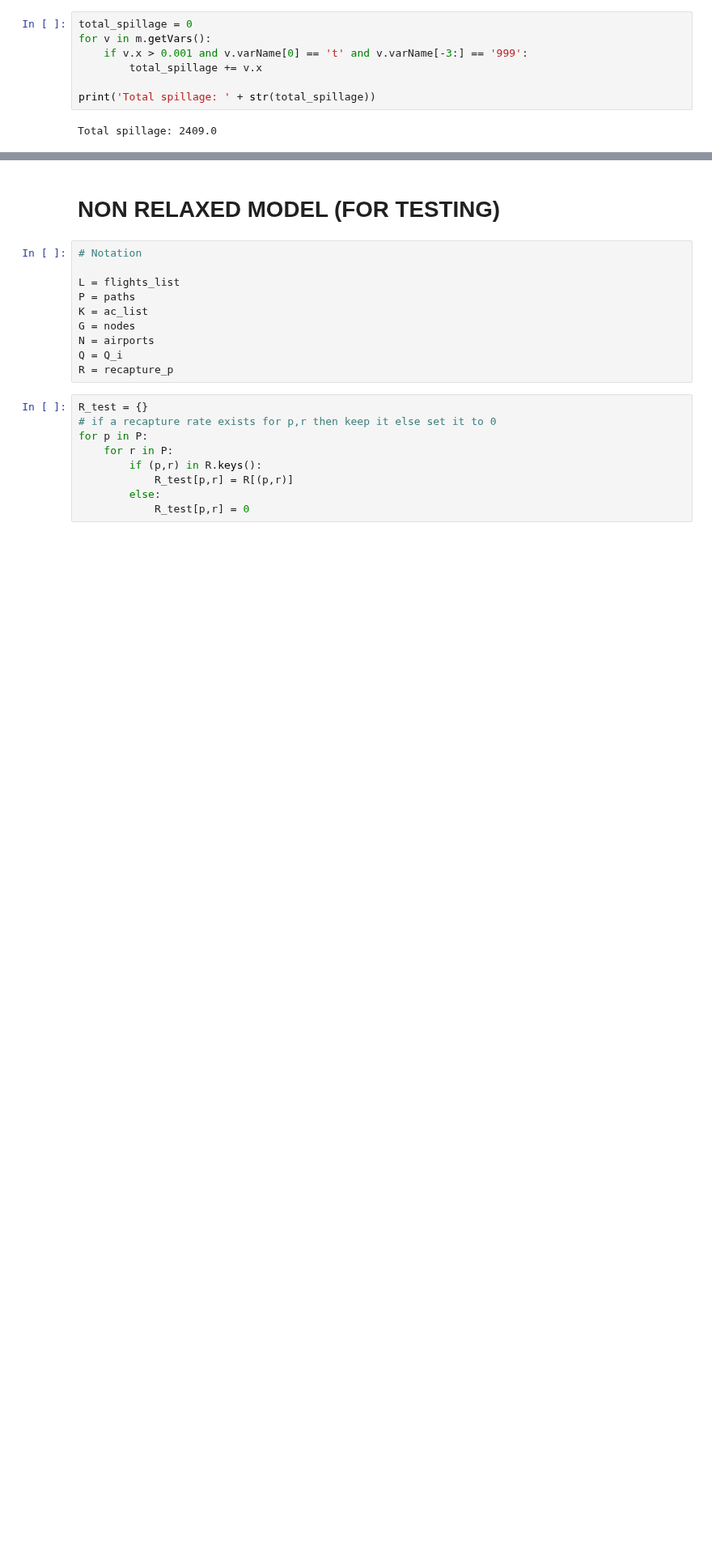
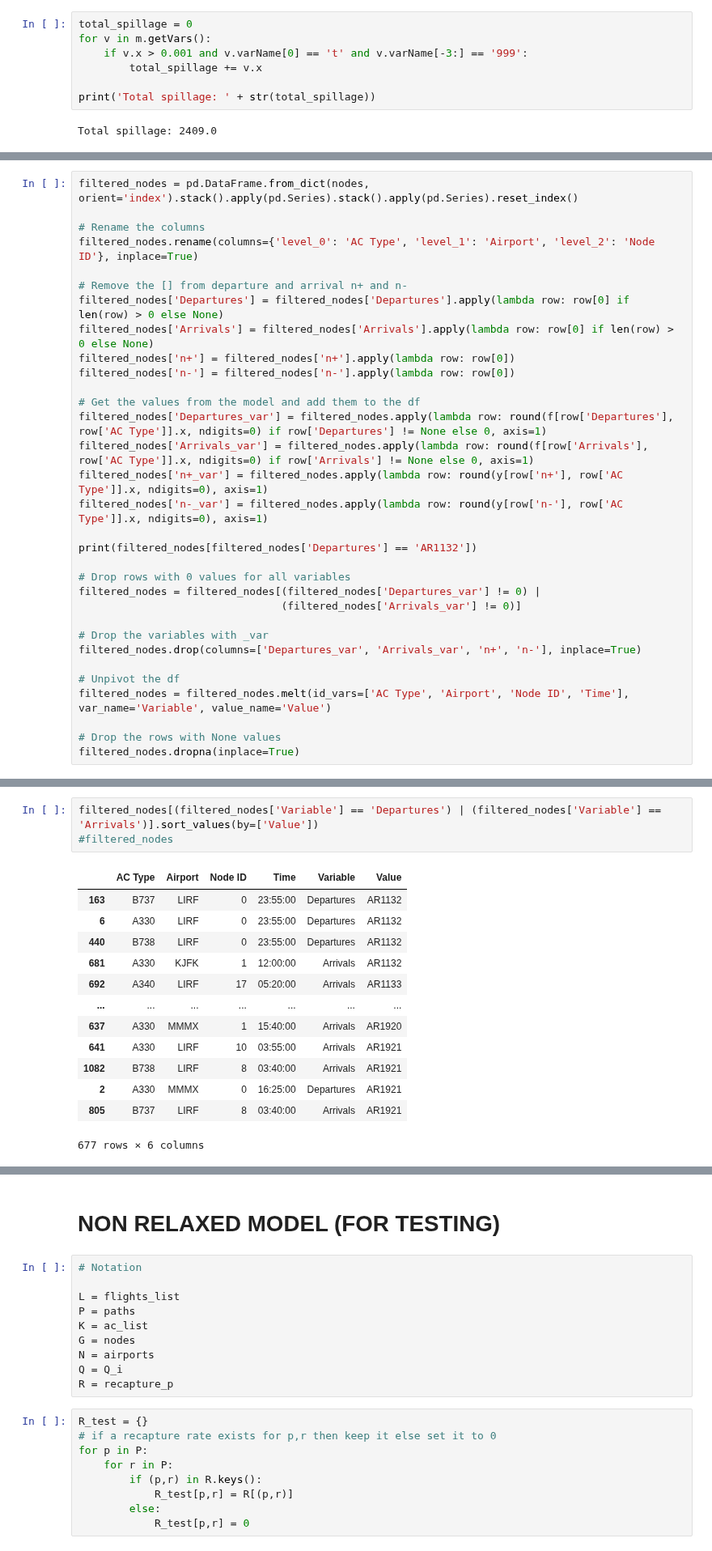
Before and after one commit to allanguzmanf/AE4426, a Jupyter notebook: Assignment/Assignment_P2.ipynb, the cells around one changed output, grey strips where cells are left out. Shown at 81% size. Saved outputs shown, nothing was run; the diff lists cells and outputs as text; blank space fills up the shorter version.

```diff
--- a/Assignment/Assignment_P2.ipynb
+++ b/Assignment/Assignment_P2.ipynb
@@ -746,0 +799,32 @@ Total spillage: 2409.0
+# %%
+filtered_nodes = pd.DataFrame.from_dict(nodes, orient='index').stack().apply(pd.Series).stack().apply(pd.Series).reset_index()
+
+# Rename the columns
+filtered_nodes.rename(columns={'level_0': 'AC Type', 'level_1': 'Airport', 'level_2': 'Node ID'}, inplace=True)
+
+# Remove the [] from departure and arrival n+ and n-
+filtered_nodes['Departures'] = filtered_nodes['Departures'].apply(lambda row: row[0] if len(row) > 0 else None)
+filtered_nodes['Arrivals'] = filtered_nodes['Arrivals'].apply(lambda row: row[0] if len(row) > 0 else None)
+filtered_nodes['n+'] = filtered_nodes['n+'].apply(lambda row: row[0])
+filtered_nodes['n-'] = filtered_nodes['n-'].apply(lambda row: row[0])
+
+# Get the values from the model and add them to the df
+filtered_nodes['Departures_var'] = filtered_nodes.apply(lambda row: round(f[row['Departures'], row['AC Type']].x, ndigits=0) if row['Departures'] != None else 0, axis=1)
+filtered_nodes['Arrivals_var'] = filtered_nodes.apply(lambda row: round(f[row['Arrivals'], row['AC Type']].x, ndigits=0) if row['Arrivals'] != None else 0, axis=1)
+filtered_nodes['n+_var'] = filtered_nodes.apply(lambda row: round(y[row['n+'], row['AC Type']].x, ndigits=0), axis=1)
+filtered_nodes['n-_var'] = filtered_nodes.apply(lambda row: round(y[row['n-'], row['AC Type']].x, ndigits=0), axis=1)
+
+print(filtered_nodes[filtered_nodes['Departures'] == 'AR1132'])
+
+# Drop rows with 0 values for all variables
+filtered_nodes = filtered_nodes[(filtered_nodes['Departures_var'] != 0) |
+                                (filtered_nodes['Arrivals_var'] != 0)]
+
+# Drop the variables with _var
+filtered_nodes.drop(columns=['Departures_var', 'Arrivals_var', 'n+', 'n-'], inplace=True)
+
+# Unpivot the df
+filtered_nodes = filtered_nodes.melt(id_vars=['AC Type', 'Airport', 'Node ID', 'Time'], var_name='Variable', value_name='Value')
+
+# Drop the rows with None values
+filtered_nodes.dropna(inplace=True)
@@ -747,3 +843,20 @@ Total spillage: 2409.0
+# %%
+filtered_nodes[(filtered_nodes['Variable'] == 'Departures') | (filtered_nodes['Variable'] == 'Arrivals')].sort_values(by=['Value'])
+#filtered_nodes
+# %% [output]
+|  | AC Type | Airport | Node ID | Time | Variable | Value |
+| 163 | B737 | LIRF | 0 | 23:55:00 | Departures | AR1132 |
+| 6 | A330 | LIRF | 0 | 23:55:00 | Departures | AR1132 |
+| 440 | B738 | LIRF | 0 | 23:55:00 | Departures | AR1132 |
+| 681 | A330 | KJFK | 1 | 12:00:00 | Arrivals | AR1132 |
+| 692 | A340 | LIRF | 17 | 05:20:00 | Arrivals | AR1133 |
+| ... | ... | ... | ... | ... | ... | ... |
+| 637 | A330 | MMMX | 1 | 15:40:00 | Arrivals | AR1920 |
+| 641 | A330 | LIRF | 10 | 03:55:00 | Arrivals | AR1921 |
+| 1082 | B738 | LIRF | 8 | 03:40:00 | Arrivals | AR1921 |
+| 2 | A330 | MMMX | 0 | 16:25:00 | Departures | AR1921 |
+| 805 | B737 | LIRF | 8 | 03:40:00 | Arrivals | AR1921 |
+677 rows × 6 columns
 # %%
 for k in ac_list:
     for n in airports:
```
Also changed, not shown: parts of 15 cells of this notebook.
